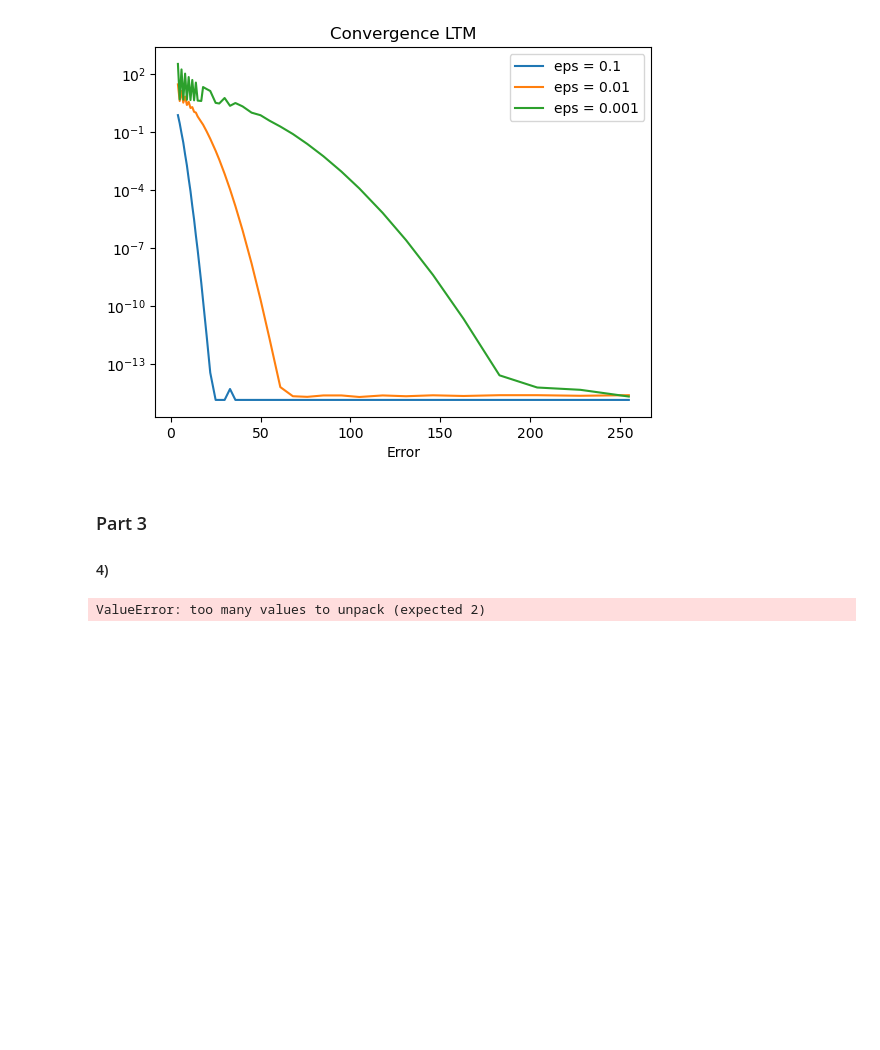
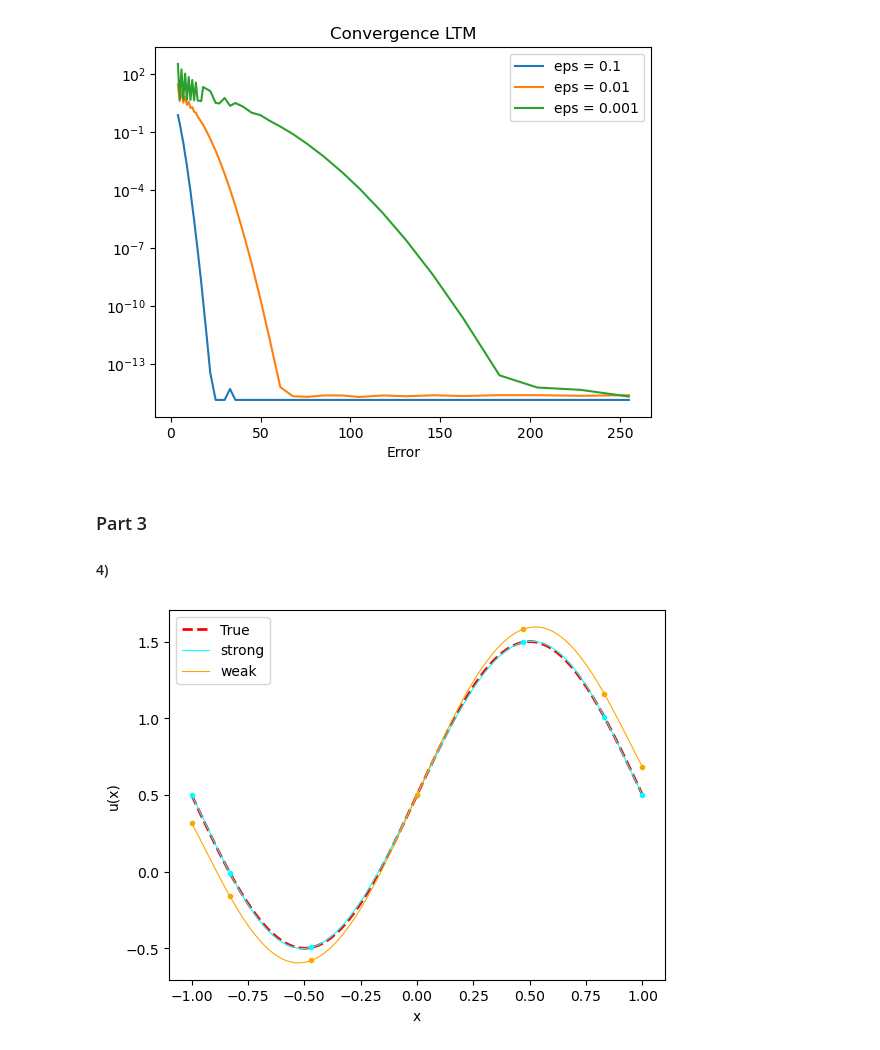
Before and after one commit to deding2000/02689_Assignments, a Jupyter notebook: assignment2.ipynb, the cells around one changed output. Drawn from its saved outputs; the diff is of its cells as text; code cells hidden in the pictures; blank space fills up the shorter version.

Commit message:
SBM in methods and part 3 notebook

```diff
--- a/assignment2.ipynb
+++ b/assignment2.ipynb
@@ -64,31 +64,37 @@ plt.show()
 ### Part 3
 #### 4)
 # %%
-P = 50
+P = 6
 def ffun(t):
     return np.pi**2*np.sin(np.pi*t)
 ffun = np.vectorize(ffun)
 def utrue(t):
     return np.sin(np.pi*t)+0.5
 utrue = np.vectorize(utrue)
-XX = np.arange(100)/100*2-1
+XX = np.arange(101)/100*2-1
+
 
 
 us,r,_ = SBM(P, utrue(-1),utrue(1),ffun=ffun,method='strong_CBM')
+uw,r,_ = SBM(P, utrue(-1),utrue(1),ffun=ffun,method='weak_CBM',tau=1)
+
+V = JacobiP(r,0,0,P,True).T
+Vi = np.linalg.inv(V)
+Phi = JacobiP(XX,0,0,P,matrix=True).T
+H = Phi@Vi
 
 plt.figure
-plt.plot(r,us)
-plt.plot(XX,utrue(XX))
+plt.plot(XX,utrue(XX),'--',label='True',color='r',linewidth=2)
+plt.plot(XX,H@us,label='strong',linewidth=0.8,color='cyan')
+plt.plot(r,us,'.',color='cyan')
+plt.plot(XX,H@uw,label='weak',linewidth=0.8,color='orange')
+plt.plot(r,uw,'.',color='orange')
+plt.xlabel('x')
+plt.ylabel('u(x)')
+plt.legend()
 plt.show()
-
-uw,r,_ = SBM(P, utrue(-1),utrue(1),ffun=ffun,method='weak_CBM')
-
-plt.figure
-plt.plot(r,uw)
-plt.plot(XX,utrue(XX))
-plt.show()
 # %% [output]
-ValueError: too many values to unpack (expected 2)
+[figure, added]
 # %%
 Ns = np.arange(2,16)*2
 Ds = [-0.5,-0.25,0,0.25,0.5]
```
Also changed, not shown: parts of 7 cells of this notebook, 1 other file.
